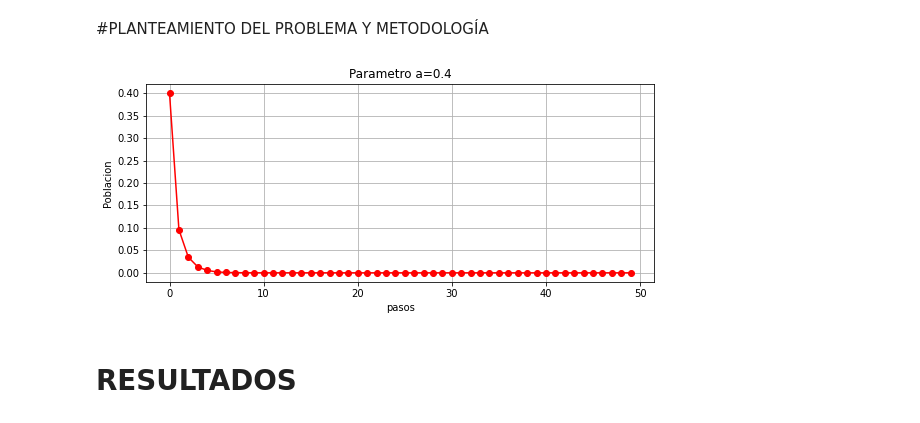
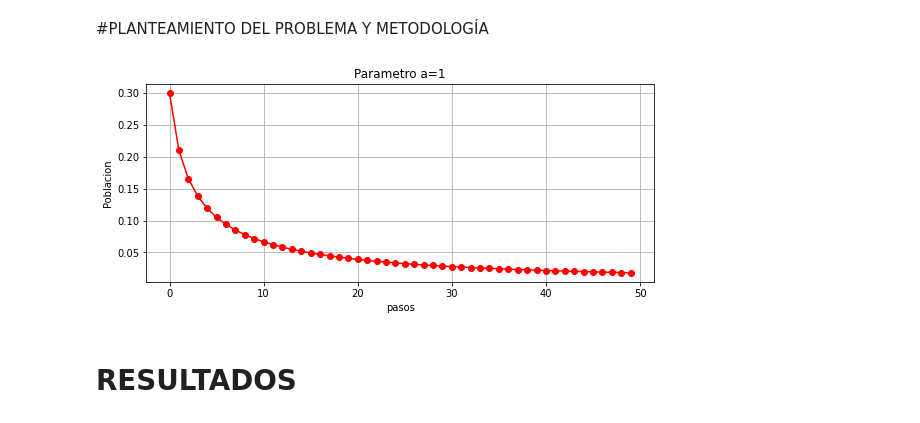
Before and after one commit to fredymendezbustamante/MODELADO_Y_SIMULACION-, a Jupyter notebook: modelado.ipynb, the cells around one changed output. Cells and saved outputs as stored; diff of their text form; code cells hidden in the pictures.

```diff
--- a/modelado.ipynb
+++ b/modelado.ipynb
@@ -76,36 +76,36 @@ def lyap(a, x):
     (xcp,der)  = mapa(a,xcp)
     for i in range(1000):
         if (der != 0.):
             acum = acum + np.log(np.abs(der));
         (xcp,der)  = mapa(a,xcp)
 
     return acum/1000.
 
 
-x      = 0.4 # valor de la poblacion inicial
-a      = 0.4 # parametro a
+x      = 0.3 # valor de la poblacion inicial
+a      = 1 # parametro a
 npasos = 50  # generaciones a calcular
 
 
 xa=np.zeros(npasos)
 xa[0]=x
 
 for i in range(0,npasos-1):
     (xa[i+1],foo) = mapa(a,xa[i]);
 
     (xa[i]);
 
 
 plt.figure(figsize=(20,8))
 plt.subplot(221)
 plt.xlabel("pasos")
 plt.ylabel("Poblacion")
 plt.title("Parametro a=" + str(a))
 plt.grid(True)
 plt.plot(xa, 'ro-')
 plt.show()
 # %% [output]
-[figure, old version]
+[figure, new version]
 # %% [markdown]
 # RESULTADOS
 # %%
```
Also changed, not shown: parts of 2 cells of this notebook.
